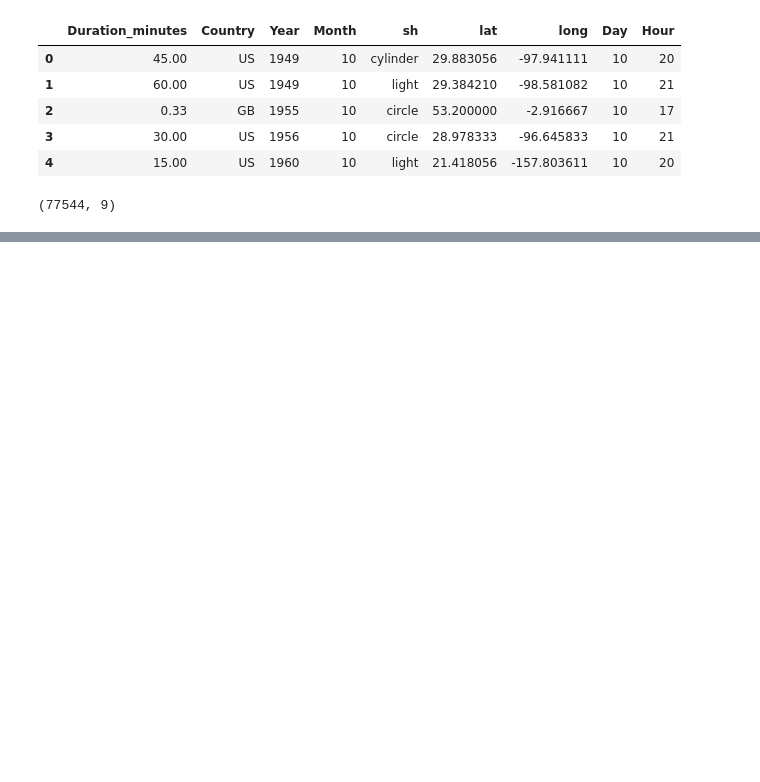
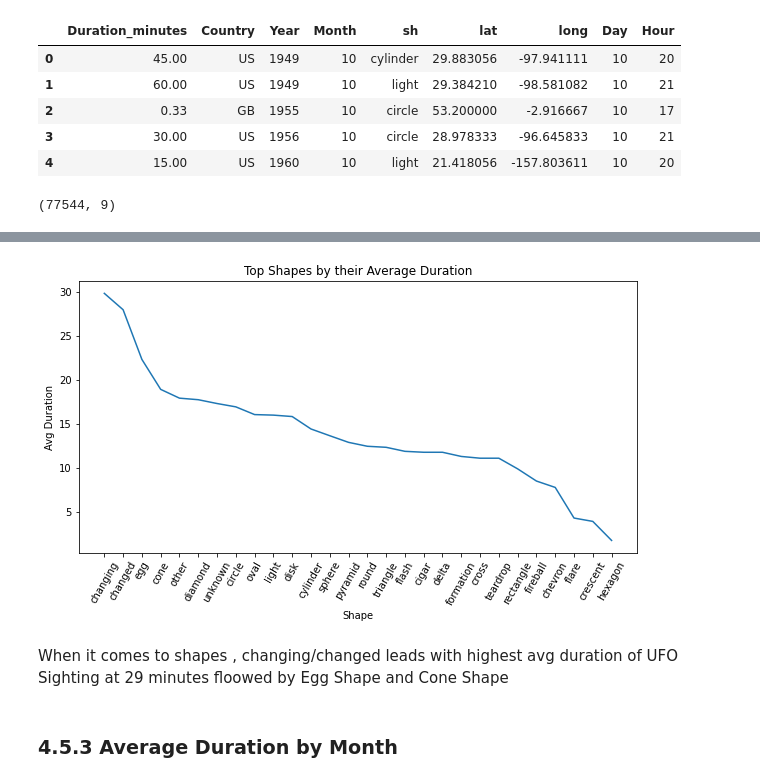
Before and after one commit to rajnavdeep/Capstone_2_UFO_Sightings, a Jupyter notebook: Capstone_2_preprocessing_and_training-Navdeep_Raj.ipynb, the cells around one changed output, grey strips where cells are left out. Saved outputs shown, nothing was run; the diff lists cells and outputs as text; code cells hidden in the pictures; blank space fills up the shorter version.

```diff
--- a/Capstone_2_preprocessing_and_training-Navdeep_Raj.ipynb
+++ b/Capstone_2_preprocessing_and_training-Navdeep_Raj.ipynb
@@ -552,0 +382,13 @@ mean_absolute_error(y_2_train, y_2_tr_lasso_pred), mean_absolute_error(y_2_test,
+# %%
+plt.subplots(figsize=(10, 5))
+plt.plot(data_shape.index, data_shape.Avg_Duration)
+plt.xlabel('Shape')
+plt.xticks(rotation = 60)
+plt.ylabel('Avg Duration')
+plt.title('Top Shapes by their Average Duration');
+# %% [output]
+[figure, added]
+# %% [markdown]
+When it comes to shapes , changing/changed leads with highest avg duration of UFO Sighting at 29 minutes floowed by Egg Shape and Cone Shape
+# %% [markdown]
+### 4.5.3 Average Duration by Month<a id='4.5.3_Average_Duration_by_Month'></a>
```
Also changed, not shown: parts of 154 cells of this notebook.
